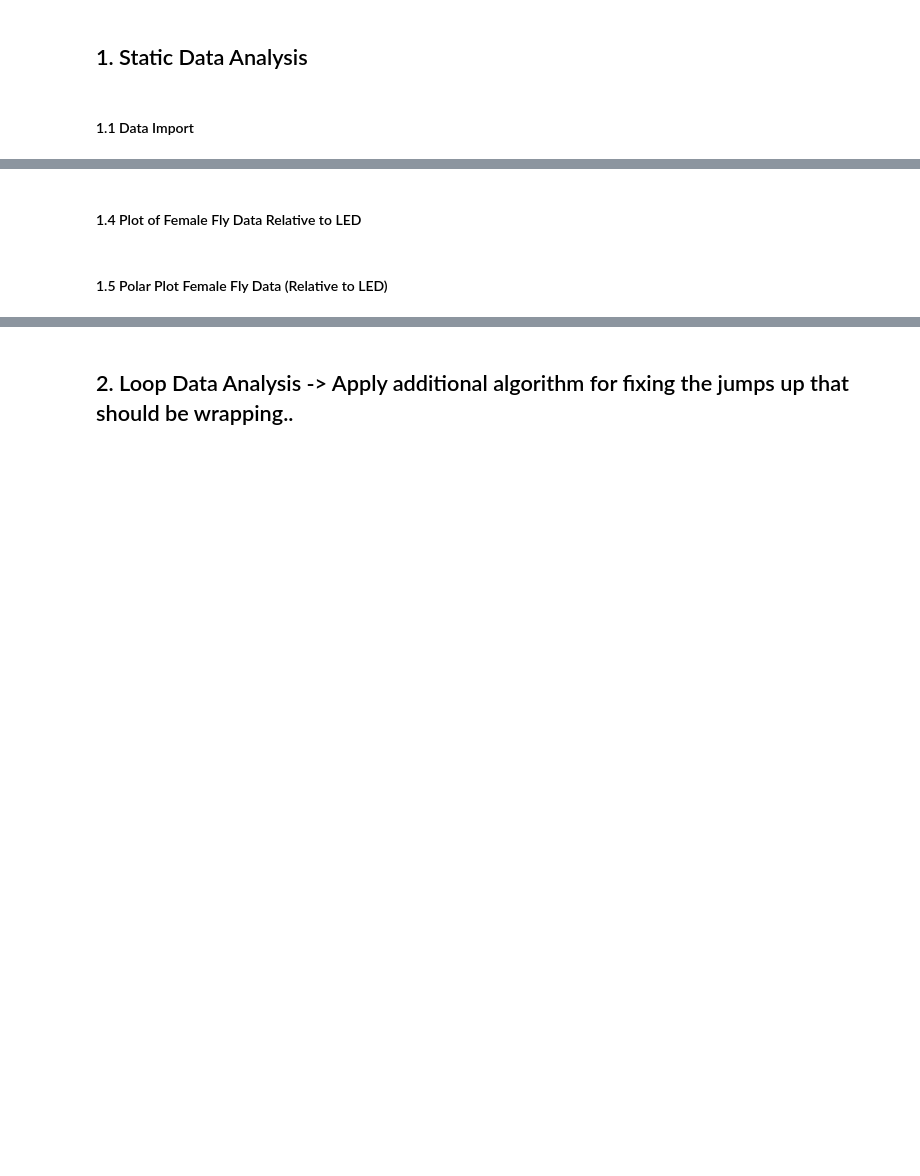
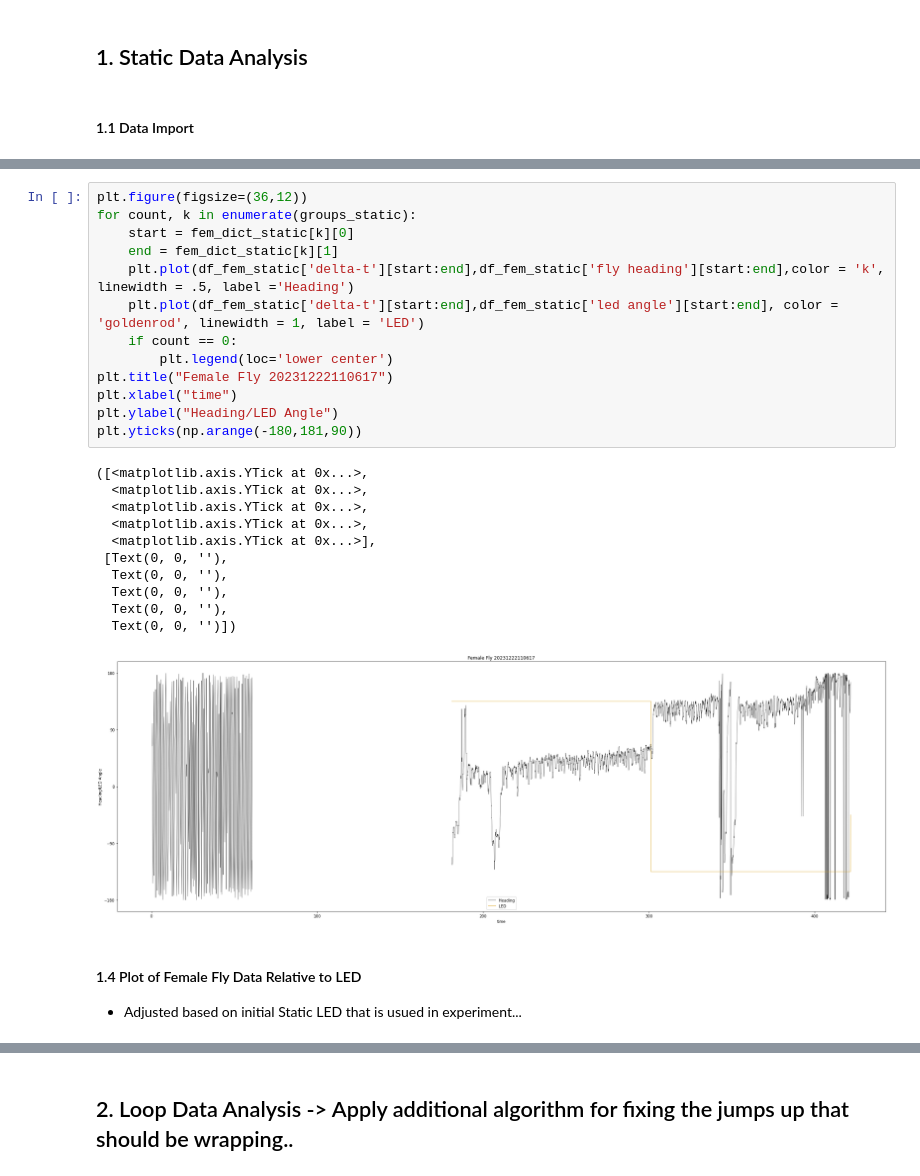
Before and after one commit to warren-lab/flyplot, a Jupyter notebook: Magno_Compare/magno_compare.ipynb, the cells around one changed output, grey strips where cells are left out. Saved outputs shown, nothing was run; the diff lists cells and outputs as text; blank space fills up the shorter version.

```diff
--- a/Magno_Compare/magno_compare.ipynb
+++ b/Magno_Compare/magno_compare.ipynb
@@ -148,4 +166,28 @@ Text(0, 0.5, 'Heading/LED Angle')
+# %%
+plt.figure(figsize=(36,12))
+for count, k in enumerate(groups_static):
+    start = fem_dict_static[k][0]
+    end = fem_dict_static[k][1]
+    plt.plot(df_fem_static['delta-t'][start:end],df_fem_static['fly heading'][start:end],color = 'k', linewidth = .5, label ='Heading')
+    plt.plot(df_fem_static['delta-t'][start:end],df_fem_static['led angle'][start:end], color = 'goldenrod', linewidth = 1, label = 'LED')
+    if count == 0:
+        plt.legend(loc='lower center')
+plt.title("Female Fly 20231222110617")
+plt.xlabel("time")
+plt.ylabel("Heading/LED Angle")
+plt.yticks(np.arange(-180,181,90))
+# %% [output]
+([<matplotlib.axis.YTick at 0x...>,
+  <matplotlib.axis.YTick at 0x...>,
+  <matplotlib.axis.YTick at 0x...>,
+  <matplotlib.axis.YTick at 0x...>,
+  <matplotlib.axis.YTick at 0x...>],
+ [Text(0, 0, ''),
+  Text(0, 0, ''),
+  Text(0, 0, ''),
+  Text(0, 0, ''),
+  Text(0, 0, '')])
+[figure, added]
 # %% [markdown]
 #### 1.4 Plot of Female Fly Data Relative to LED
+- Adjusted based on initial Static LED that is usued in experiment...
-# %% [markdown]
-#### 1.5 Polar Plot Female Fly Data (Relative to LED)
```
Also changed, not shown: parts of 17 cells of this notebook, 5 other files.
